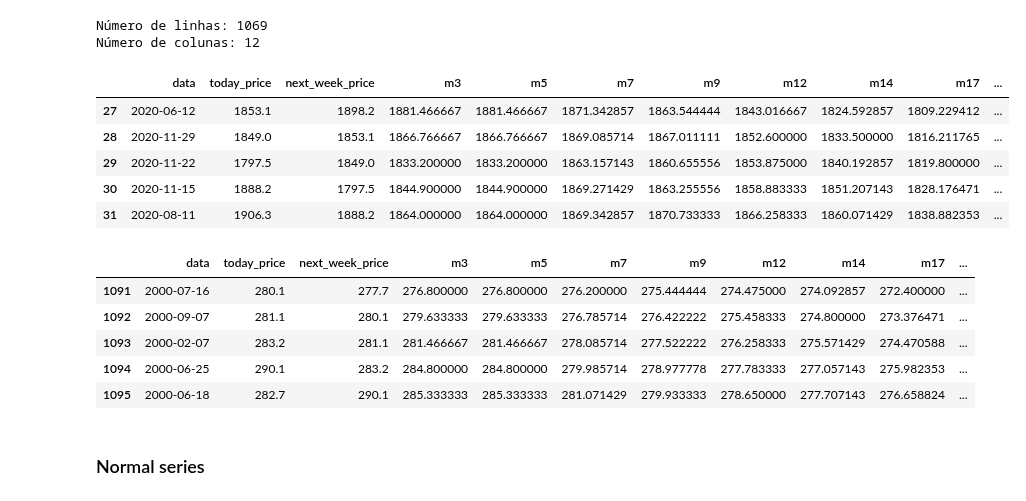
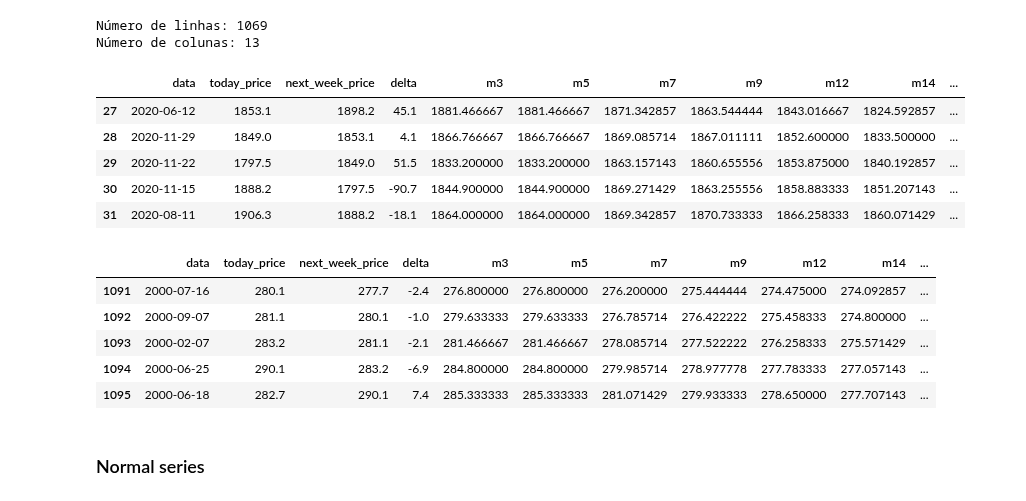
Before and after one commit to andisantos/MO431-432, a Jupyter notebook: MO432/T3/gil.ipynb, the cells around one changed output. Drawn from its saved outputs; the diff is of its cells as text; code cells hidden in the pictures.

```diff
--- a/MO432/T3/gil.ipynb
+++ b/MO432/T3/gil.ipynb
@@ -15,42 +15,42 @@ from sklearn.metrics import mean_squared_error
 # %%
 gold = pd.read_csv('ouro2.csv')
 gold.columns = ['data', 'today_price']
 gold['data']= pd.to_datetime(gold.data) #transform data into datetime
 #Variação do preço do ouro
 gold['next_week_price'] = gold.today_price.shift(1)
-#gold['delta'] = gold.next_week_price - gold.today_price
+gold['delta'] = gold.next_week_price - gold.today_price
 #gold['s3'] = gold.delta.rolling(window=3).mean()
 #gold['s10'] = gold.delta.rolling(window=10).mean()
 gold['m3'] = gold.today_price.rolling(window=3).mean()
 gold['m5'] = gold.today_price.rolling(window=3).mean()
 gold['m7'] = gold.today_price.rolling(window=7).mean()
 gold['m9'] = gold.today_price.rolling(window=9).mean()
 gold['m12'] = gold.today_price.rolling(window=12).mean()
 gold['m14'] = gold.today_price.rolling(window=14).mean()
 gold['m17'] = gold.today_price.rolling(window=17).mean()
 gold['m21'] = gold.today_price.rolling(window=21).mean()
 gold['m28'] = gold.today_price.rolling(window=28).mean()
 gold.dropna(inplace=True)
 print("Número de linhas: {}\nNúmero de colunas: {}".format(gold.shape[0], gold.shape[1]))
 gold.head()
 # %% [output]
 Número de linhas: 1069
-Número de colunas: 12
+Número de colunas: 13
-|  | data | today_price | next_week_price | m3 | m5 | m7 | m9 | m12 | m14 | m17 | ... |
-| 27 | 2020-06-12 | 1853.1 | 1898.2 | 1881.466667 | 1881.466667 | 1871.342857 | 1863.544444 | 1843.016667 | 1824.592857 | 1809.229412 | ... |
-| 28 | 2020-11-29 | 1849.0 | 1853.1 | 1866.766667 | 1866.766667 | 1869.085714 | 1867.011111 | 1852.600000 | 1833.500000 | 1816.211765 | ... |
-| 29 | 2020-11-22 | 1797.5 | 1849.0 | 1833.200000 | 1833.200000 | 1863.157143 | 1860.655556 | 1853.875000 | 1840.192857 | 1819.800000 | ... |
-| 30 | 2020-11-15 | 1888.2 | 1797.5 | 1844.900000 | 1844.900000 | 1869.271429 | 1863.255556 | 1858.883333 | 1851.207143 | 1828.176471 | ... |
-| 31 | 2020-08-11 | 1906.3 | 1888.2 | 1864.000000 | 1864.000000 | 1869.342857 | 1870.733333 | 1866.258333 | 1860.071429 | 1838.882353 | ... |
+|  | data | today_price | next_week_price | delta | m3 | m5 | m7 | m9 | m12 | m14 | ... |
+| 27 | 2020-06-12 | 1853.1 | 1898.2 | 45.1 | 1881.466667 | 1881.466667 | 1871.342857 | 1863.544444 | 1843.016667 | 1824.592857 | ... |
+| 28 | 2020-11-29 | 1849.0 | 1853.1 | 4.1 | 1866.766667 | 1866.766667 | 1869.085714 | 1867.011111 | 1852.600000 | 1833.500000 | ... |
+| 29 | 2020-11-22 | 1797.5 | 1849.0 | 51.5 | 1833.200000 | 1833.200000 | 1863.157143 | 1860.655556 | 1853.875000 | 1840.192857 | ... |
+| 30 | 2020-11-15 | 1888.2 | 1797.5 | -90.7 | 1844.900000 | 1844.900000 | 1869.271429 | 1863.255556 | 1858.883333 | 1851.207143 | ... |
+| 31 | 2020-08-11 | 1906.3 | 1888.2 | -18.1 | 1864.000000 | 1864.000000 | 1869.342857 | 1870.733333 | 1866.258333 | 1860.071429 | ... |
 # %%
 gold.tail()
 # %% [output]
-|  | data | today_price | next_week_price | m3 | m5 | m7 | m9 | m12 | m14 | m17 | ... |
-| 1091 | 2000-07-16 | 280.1 | 277.7 | 276.800000 | 276.800000 | 276.200000 | 275.444444 | 274.475000 | 274.092857 | 272.400000 | ... |
-| 1092 | 2000-09-07 | 281.1 | 280.1 | 279.633333 | 279.633333 | 276.785714 | 276.422222 | 275.458333 | 274.800000 | 273.376471 | ... |
-| 1093 | 2000-02-07 | 283.2 | 281.1 | 281.466667 | 281.466667 | 278.085714 | 277.522222 | 276.258333 | 275.571429 | 274.470588 | ... |
-| 1094 | 2000-06-25 | 290.1 | 283.2 | 284.800000 | 284.800000 | 279.985714 | 278.977778 | 277.783333 | 277.057143 | 275.982353 | ... |
-| 1095 | 2000-06-18 | 282.7 | 290.1 | 285.333333 | 285.333333 | 281.071429 | 279.933333 | 278.650000 | 277.707143 | 276.658824 | ... |
+|  | data | today_price | next_week_price | delta | m3 | m5 | m7 | m9 | m12 | m14 | ... |
+| 1091 | 2000-07-16 | 280.1 | 277.7 | -2.4 | 276.800000 | 276.800000 | 276.200000 | 275.444444 | 274.475000 | 274.092857 | ... |
+| 1092 | 2000-09-07 | 281.1 | 280.1 | -1.0 | 279.633333 | 279.633333 | 276.785714 | 276.422222 | 275.458333 | 274.800000 | ... |
+| 1093 | 2000-02-07 | 283.2 | 281.1 | -2.1 | 281.466667 | 281.466667 | 278.085714 | 277.522222 | 276.258333 | 275.571429 | ... |
+| 1094 | 2000-06-25 | 290.1 | 283.2 | -6.9 | 284.800000 | 284.800000 | 279.985714 | 278.977778 | 277.783333 | 277.057143 | ... |
+| 1095 | 2000-06-18 | 282.7 | 290.1 | 7.4 | 285.333333 | 285.333333 | 281.071429 | 279.933333 | 278.650000 | 277.707143 | ... |
 # %% [markdown]
 ### Normal series
 # %%
```
Also changed, not shown: parts of 12 cells of this notebook.
